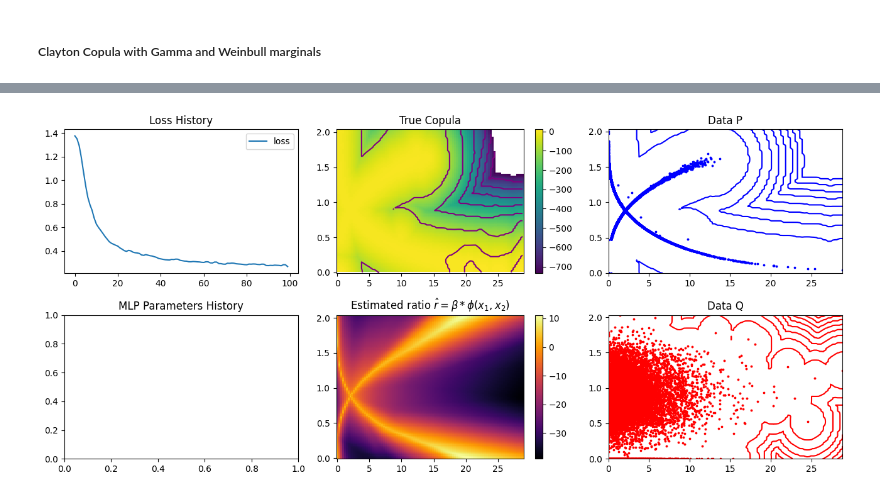
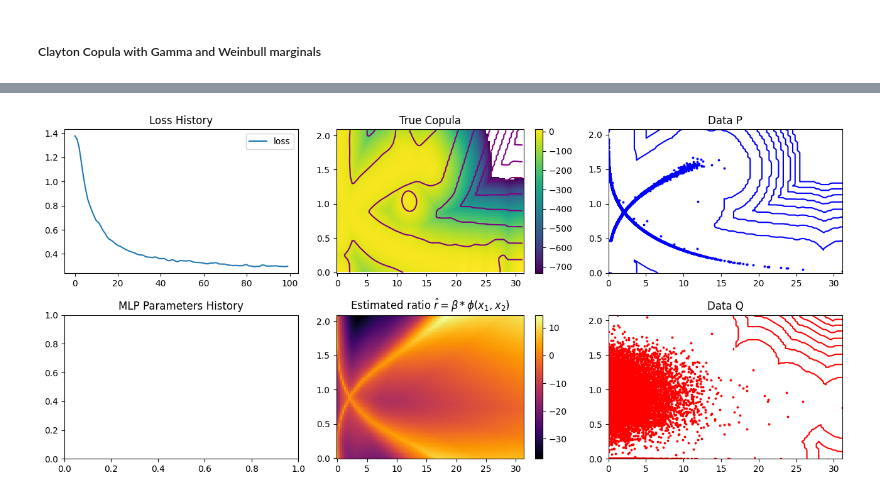
Before and after one commit to Huk-David/Ratio-Copula, a Jupyter notebook: Copula by Ratio Estimation/first_test.ipynb, the cells around one changed output, grey strips where cells are left out. Drawn from its saved outputs; the diff is of its cells as text; code cells hidden in the pictures.

Commit message:
Bayes_image working

```diff
--- a/Copula by Ratio Estimation/first_test.ipynb
+++ b/Copula by Ratio Estimation/first_test.ipynb
@@ -123,6 +123,7 @@ def Logistic_loss(r_p,r_q):
 # %%
 import torch.optim as optim
 import scipy.stats as scs
+from tqdm import tqdm
 
 theta = torch.tensor(torch.ones(6), requires_grad=True) # d=2: 6 parameters, d=3: 10 parameters, d=4: 15 parameters, d=5: 21 parameters
 data_p = torch.tensor(scs.multivariate_normal.rvs(mean = [0,0], cov = [[1,0.97],[0.97,1]], size = 1000))
@@ -136,12 +137,12 @@ learning_rate = 0.1
 basis_degree = 2
 optimizer = optim.Adam([theta], lr=learning_rate)
 
-for t in range(10000):
+for t in tqdm(range(10000)):
     optimizer.zero_grad()
     data_q_perm = torch.tensor([np.random.permutation(data_q[:,0]),np.random.permutation(data_q[:,1])]).T
-    if t % 1000 == 0:
-        with torch.no_grad():
-            print("Iteration: ", t, "Loss: ", loss.item())
+    #if t % 1000 == 0:
+        #with torch.no_grad():
+            #print("Iteration: ", t, "Loss: ", loss.item())
     r_p = log_ratio(theta = theta, data = data_p, degree=basis_degree).exp()
     r_q = log_ratio(theta = theta, data = data_q_perm,  degree=basis_degree).exp()
     loss = Logistic_loss(r_p,r_q).mean()
@@ -741,6 +718,16 @@ MLP parameters:  [-0.06041926 -0.66962332  0.01830208  0.4809466  -0.32953179]
 from scipy.stats import gaussian_kde
 import matplotlib.colors as colors
 from matplotlib.colors import LogNorm
+
+# KDEs of the transformed samples
+kde = gaussian_kde(np.vstack([transformed_samples_1, transformed_samples_2]))
+kde_p = gaussian_kde(data_p.T)
+kde_q = gaussian_kde(data_q.T)
+x_grid = np.linspace(min(transformed_samples_1), max(transformed_samples_1), 100)
+y_grid = np.linspace(min(transformed_samples_2), max(transformed_samples_2), 100)
+X, Y = np.meshgrid(x_grid, y_grid)
+Z_p = np.reshape(kde_p(np.vstack([X.ravel(), Y.ravel()])), X.shape)
+Z_q = np.reshape(kde_q(np.vstack([X.ravel(), Y.ravel()])), X.shape)
 
 fig, axs = plt.subplots(2, 3, figsize=(13, 6))
 
@@ -768,31 +755,31 @@ Z1 = np.log(kde(np.vstack([X.ravel(), Y.ravel()])))
 Z2 = gamma(a=1,scale=3).logpdf(np.vstack([X.ravel(), Y.ravel()])[0]) + weibull_min(c=3).logpdf(np.vstack([X.ravel(), Y.ravel()])[1])
 Z = np.reshape(Z1 - Z2, X.shape)
 pcm = axs[0, 1].pcolormesh(X, Y, Z,  rasterized=True)
 fig.colorbar(pcm, ax=axs[0, 1])
 axs[0, 1].contour(X, Y, Z_p/Z_q,norm=LogNorm(), colors='purple')
 axs[0, 1].set_title('True Copula')
 
 # Plot of ratio in the fourth cell
 with torch.no_grad():
     ratio = mlp_Clayton.forward_simple(torch.tensor(np.vstack([X.ravel(), Y.ravel()]).T).float()).detach().numpy()
 #ratio = log_ratio(theta, data=torch.tensor(np.vstack([X.ravel(), Y.ravel()]).T)).detach().numpy()
 cfm = axs[1, 1].pcolormesh(X, Y, ratio.reshape(100,100), cmap='inferno')
 fig.colorbar(cfm, ax=axs[1, 1])
 axs[1, 1].set_title(r'Estimated ratio $\hat{r}=\beta *\phi(x_1,x_2)$')
 
 
 # Plot data_p and data_q in the fifth and sixth cells
 Z_p = np.reshape(kde_p(np.vstack([X.ravel(), Y.ravel()])), X.shape)
 Z_q = np.reshape(kde_q(np.vstack([X.ravel(), Y.ravel()])), X.shape)
 axs[0, 2].scatter(data_p[:,0],data_p[:,1], s=3, color='blue', label='data_p')
 axs[0, 2].contour(X, Y, Z_p,norm=LogNorm(), colors='blue')
 axs[0, 2].set_title('Data P')
 axs[1, 2].scatter(data_q[:,0],data_q[:,1], s=3, color='red', label='data_q')
 axs[1, 2].contour(X, Y, Z_q,norm=LogNorm(), colors='red')
 axs[1, 2].set_title('Data Q')
 
 
 plt.tight_layout()
 plt.show()
 # %% [output]
-[figure, old version]
+[figure, new version]
```
Also changed, not shown: parts of 17 cells of this notebook, 1 other file.
